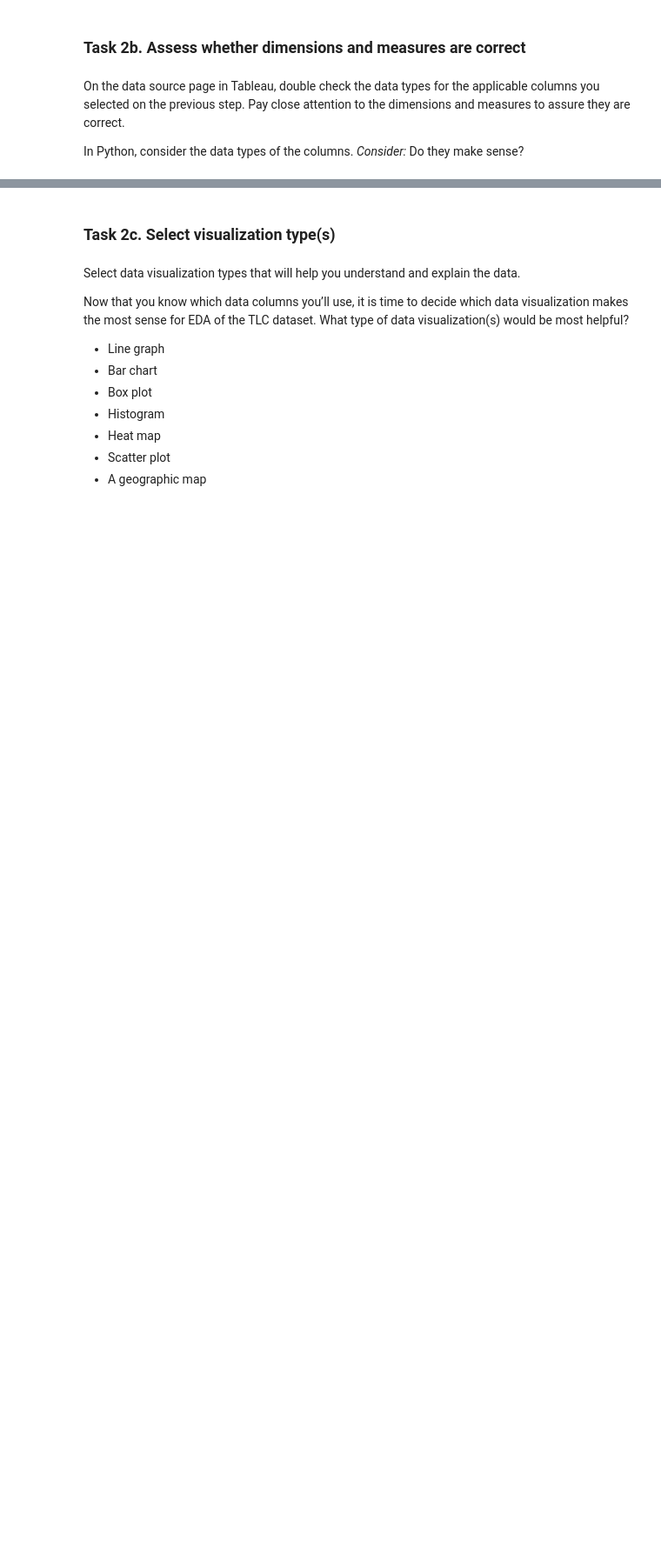
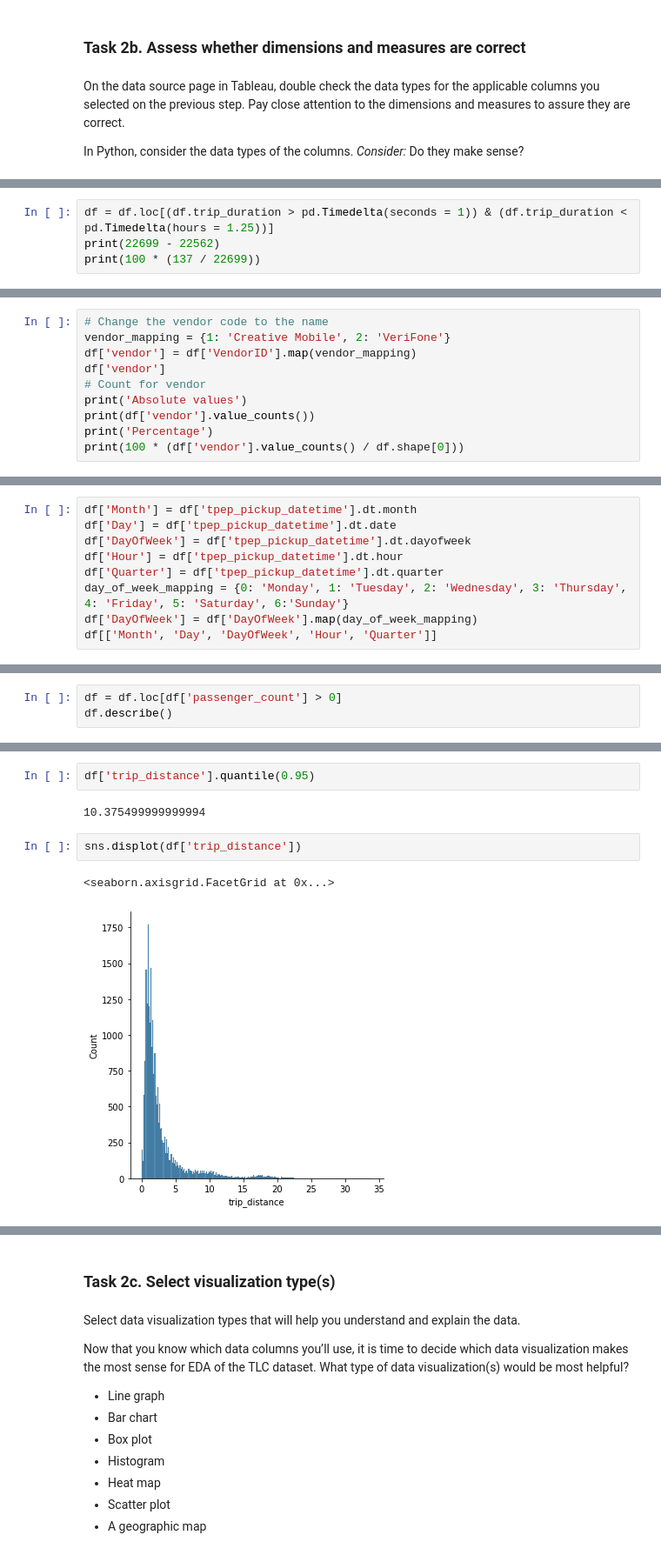
Before and after one commit to Protospi/automatidata-google, a Jupyter notebook: Activity_Course 3 Automatidata project lab.ipynb, the cells around one changed output, grey strips where cells are left out. Shown at 87% size. Cells and saved outputs as stored; diff of their text form; blank space fills up the shorter version.

```diff
--- a/Activity_Course 3 Automatidata project lab.ipynb
+++ b/Activity_Course 3 Automatidata project lab.ipynb
@@ -224,0 +278,4 @@ Review the link provided in the previous activity instructions to create the req
+# %%
+df = df.loc[(df.trip_duration > pd.Timedelta(seconds = 1)) & (df.trip_duration < pd.Timedelta(hours = 1.25))]
+print(22699 - 22562)
+print(100 * (137 / 22699))
@@ -224,0 +306,10 @@ Review the link provided in the previous activity instructions to create the req
+# %%
+# Change the vendor code to the name
+vendor_mapping = {1: 'Creative Mobile', 2: 'VeriFone'}
+df['vendor'] = df['VendorID'].map(vendor_mapping)
+df['vendor']
+# Count for vendor
+print('Absolute values')
+print(df['vendor'].value_counts())
+print('Percentage')
+print(100 * (df['vendor'].value_counts() / df.shape[0]))
@@ -224,0 +329,9 @@ Review the link provided in the previous activity instructions to create the req
+# %%
+df['Month'] = df['tpep_pickup_datetime'].dt.month
+df['Day'] = df['tpep_pickup_datetime'].dt.date
+df['DayOfWeek'] = df['tpep_pickup_datetime'].dt.dayofweek
+df['Hour'] = df['tpep_pickup_datetime'].dt.hour
+df['Quarter'] = df['tpep_pickup_datetime'].dt.quarter
+day_of_week_mapping = {0: 'Monday', 1: 'Tuesday', 2: 'Wednesday', 3: 'Thursday', 4: 'Friday', 5: 'Saturday', 6:'Sunday'}
+df['DayOfWeek'] = df['DayOfWeek'].map(day_of_week_mapping)
+df[['Month', 'Day', 'DayOfWeek', 'Hour', 'Quarter']]
@@ -224,0 +370,3 @@ Review the link provided in the previous activity instructions to create the req
+# %%
+df = df.loc[df['passenger_count'] > 0]
+df.describe()
@@ -224,0 +400,9 @@ Review the link provided in the previous activity instructions to create the req
+# %%
+df['trip_distance'].quantile(0.95)
+# %% [output]
+10.375499999999994
+# %%
+sns.displot(df['trip_distance'])
+# %% [output]
+<seaborn.axisgrid.FacetGrid at 0x...>
+[figure, added]
```
Also changed, not shown: parts of 50 cells of this notebook, 1 other file.
